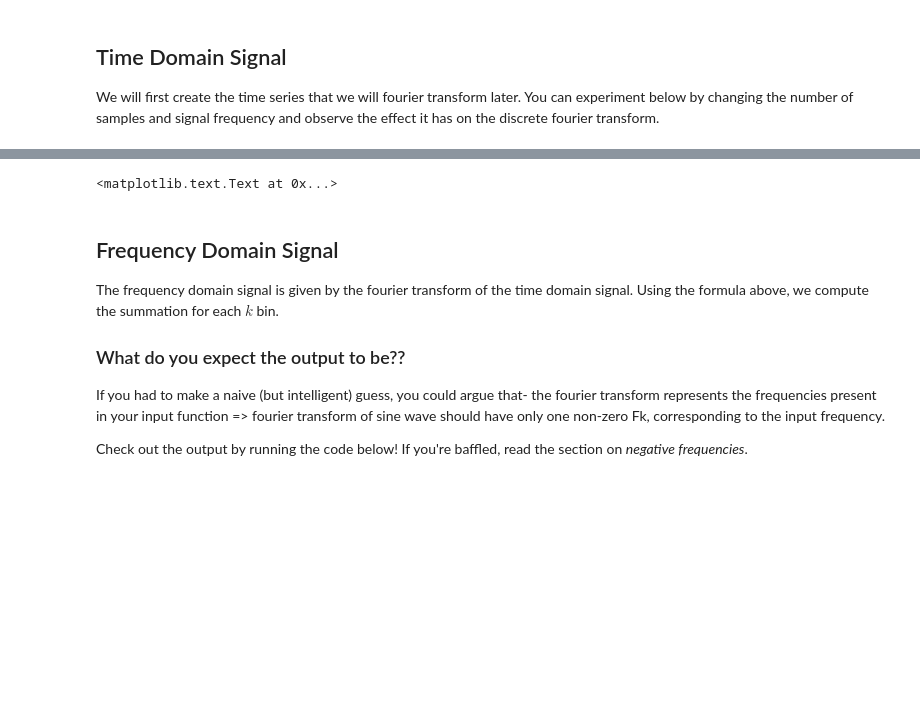
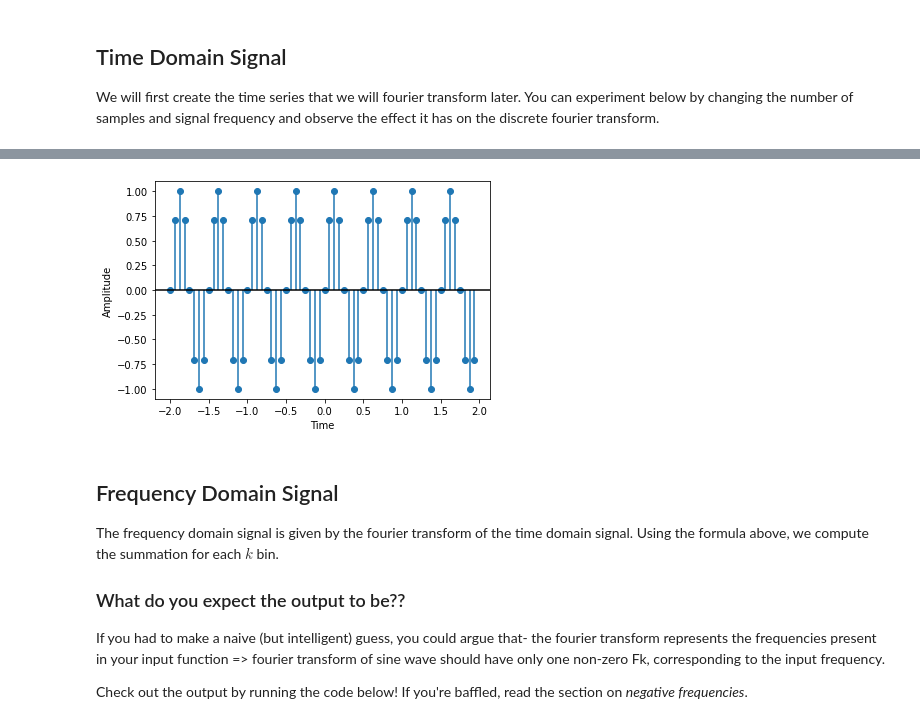
Before and after one commit to AaronParsons/ugradio, a Jupyter notebook: jupyter_tutorials/lab1/Discrete Fourier Transforms.ipynb, the cells around one changed output, grey strips where cells are left out. Drawn from its saved outputs; the diff is of its cells as text; code cells hidden in the pictures; blank space fills up the shorter version.

Commit message:
Make the lab1 Discrete Fourier Transforms notebook python3 compatible

```diff
--- a/jupyter_tutorials/lab1/Discrete Fourier Transforms.ipynb
+++ b/jupyter_tutorials/lab1/Discrete Fourier Transforms.ipynb
@@ -1,6 +0,0 @@
-# %%
-%matplotlib notebook
-import numpy as np
-import matplotlib.pylab as pl
-
-pl.rcParams['figure.figsize'] = (12.0, 5.0)
@@ -28,10 +32,10 @@ T0 = 4 #s
 t = np.linspace(-T0/2,T0/2,num=N,endpoint=False)
 xn = np.sin(2*np.pi*v_sig*t)
 
-fig,ax = pl.subplots(1,1)
+fig,ax = plt.subplots(1,1)
 ax.plot(t,xn,'o')
 ax.vlines(x=t,ymin=0,ymax=xn)
 ax.axhline(0,c='k')
 ax.set_xlabel('Time')
-ax.set_ylabel('Amplitude')
+_ = ax.set_ylabel('Amplitude')
 # %% [output]
@@ -40,4 +42,4 @@ ax.set_ylabel('Amplitude')
-<matplotlib.text.Text at 0x...>
+[figure, added]
 # %% [markdown]
 ## Frequency Domain Signal
 
```
Also changed, not shown: parts of 9 cells of this notebook.
